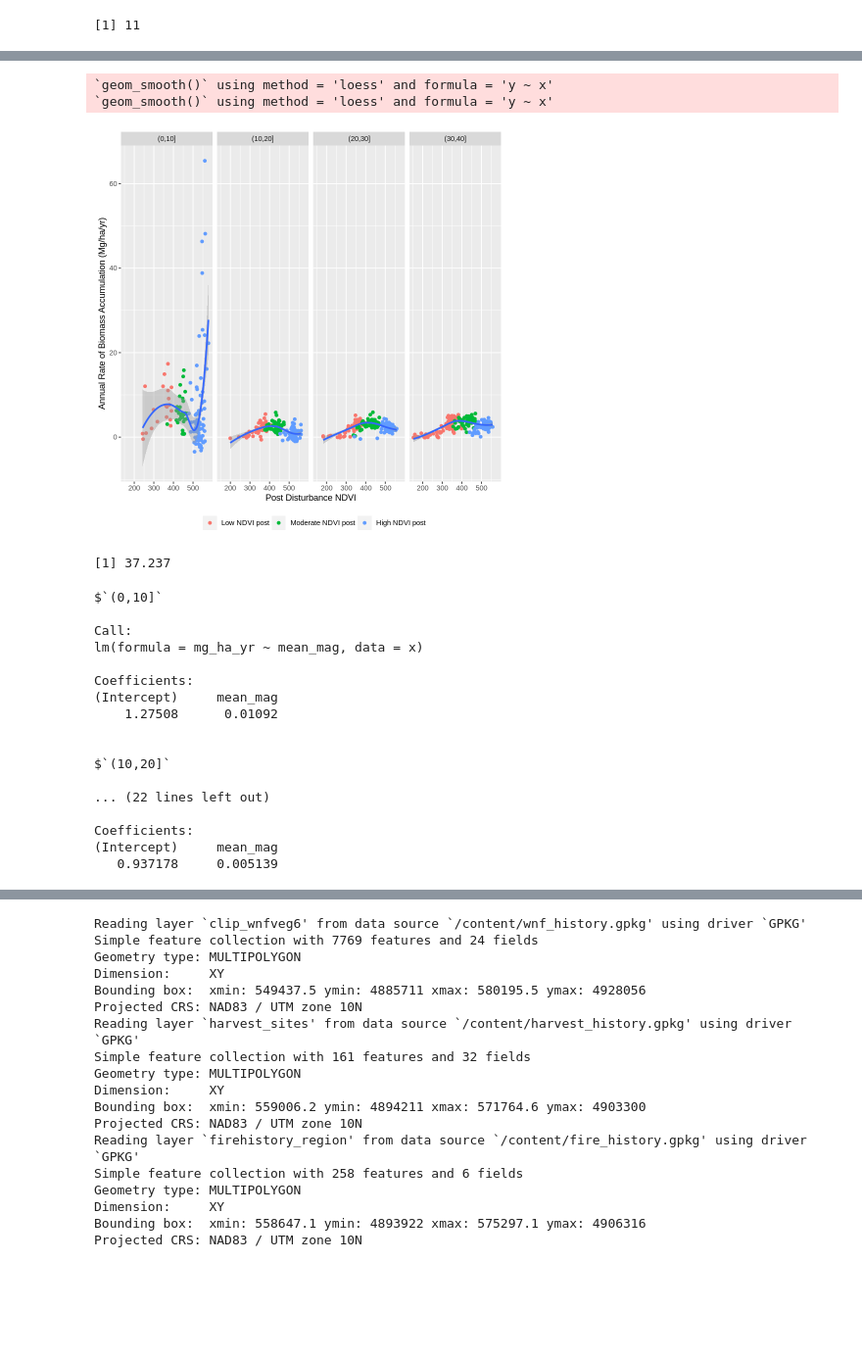
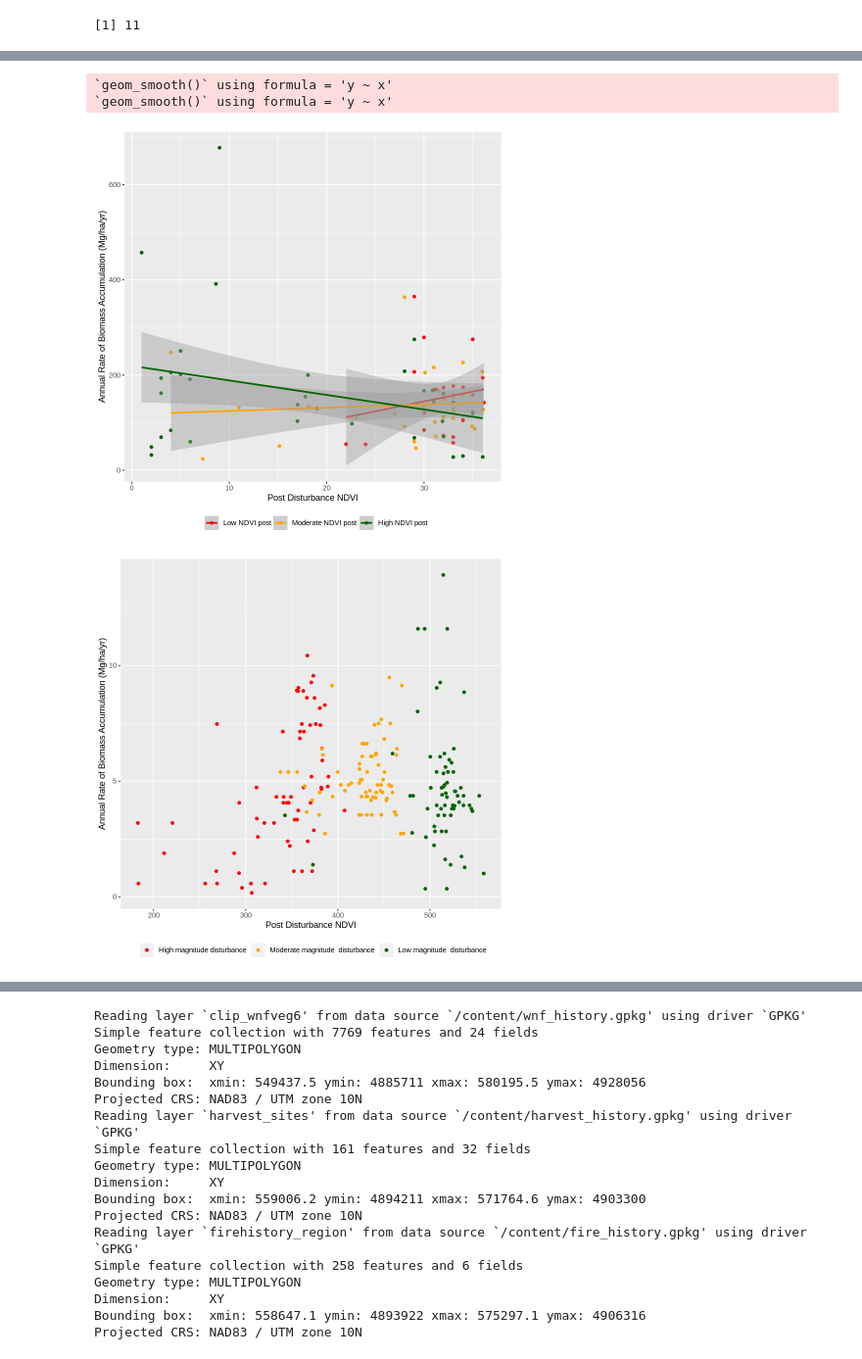
Before and after one commit to seismosmsr/machine_learning, a Jupyter notebook: gedi_analysis_HJA_analysis_v1.ipynb, the cells around one changed output, grey strips where cells are left out. Shown at 98% size. Cells and saved outputs as stored; diff of their text form; code cells hidden in the pictures; blank space fills up the shorter version.

```diff
--- a/gedi_analysis_HJA_analysis_v1.ipynb
+++ b/gedi_analysis_HJA_analysis_v1.ipynb
@@ -534,4 +635,6 @@ levels(summary_dt$high_group) <- c('Low NDVI post','Moderate NDVI post','High ND
 # %%
 summary_dt[,mean_mag_group := round(mean_preval-mean_mag,-1)]
+# %%
+summary_dt$yad_round = round(summary_dt$yad)
 # %%
 # summary_dt$n
@@ -540,42 +641,35 @@ summary_dt[,mean_mag_group := round(mean_preval-mean_mag,-1)]
+# %%
+# list(mg_ha_yr = mean((agbd_gedi-intercept)/(2023-min_yod)),mg_ha = mean(agbd_gedi ),yad = mean(summary_dt$yad,na.rm=T),mean_mag = mean(mean_preval-mean_mag),n=length(agbd_gedi)),by = .(yad_round,high_group)][n>30 &!is.na(high_group)]
+summary_dt[HUC12 == 170900040402,][,list(min_yod = mean(min_yod %>% as.numeric,na.rm=T) ,agbd_gedi=mean(agbd_gedi,na.rm=T),n=sum(n)),by = .(yad_round,high_group,gedi_year)][!is.na(high_group) & !is.na(gedi_year %>% as.numeric) ]  %>%
+  ggplot(aes(x=(gedi_year %>% as.numeric)-min_yod   ,y=agbd_gedi))+
+  geom_point(aes(x=(gedi_year %>% as.numeric)-min_yod ,color=high_group) ) +
+  # geom_smooth(method='lm',color='black') +
+  xlab("Post Disturbance NDVI")+
+  ylab("Annual Rate of Biomass Accumulation (Mg/ha/yr)")+
+  # geom_boxplot(aes(x=low_group,color=low_group),fill=NA) +
+  geom_smooth(method='lm',aes(color=high_group))+
+  # facet_grid(.~high_group) +
+  scale_color_manual('Disturbance Class',values=c('red',"orange","dark green"),labels=c('Low NDVI post','Moderate NDVI post','High NDVI post'))+
+
+  theme(legend.position = 'bottom',legend.title =  element_blank())
+ggsave("/content/graphics/recovery_bins.jpg",height = 6, width = 8)
+# %% [output]
+`geom_smooth()` using formula = 'y ~ x'
+`geom_smooth()` using formula = 'y ~ x'
+[figure, added]
 # %%
-summary_dt[,list(mg_ha_yr = mean((agbd_gedi-intercept)/(2023-min_yod)),mean_mag = mean(mean_preval-mean_mag),n=length(agbd_gedi)),by = .(group_quantile,group_year,low_group,high_group,HUC8,HUC10,HUC12)][n>30 &!is.na(low_group)] %>%
+summary_dt[(group_year %in% c('(20,30]')),list(mg_ha_yr = mean(rate),mean_mag = mean(mean_preval-mean_mag),n=length(agbd_gedi)),by = .(group_quantile,group_year,high_group,HUC8,HUC10,HUC12)][n>30 &!is.na(high_group)] %>%
   ggplot(aes(x=mean_mag  ,y=mg_ha_yr))+
   geom_point(aes(x=mean_mag ,color=high_group) ) +
   # geom_smooth(method='lm',color='black') +
   xlab("Post Disturbance NDVI")+
   ylab("Annual Rate of Biomass Accumulation (Mg/ha/yr)")+
   # geom_boxplot(aes(x=low_group,color=low_group),fill=NA) +
-  geom_smooth()+
-  facet_grid(.~group_year) +
+  # geom_smooth()+
+  # facet_grid(.~group_year) +
+  scale_color_manual('Disturbance Class',values=c('red',"orange","dark green"),labels=c('High magnitude disturbance','Moderate magnitude  disturbance','Low magnitude  disturbance'))+
+
   theme(legend.position = 'bottom',legend.title =  element_blank())
-ggsave("/content/graphics/recovery_bins.jpg",height = 6, width = 8)
+ggsave("/content/graphics/recovery_bins.jpg",height = 6, width = 10)
 # %% [output]
-`geom_smooth()` using method = 'loess' and formula = 'y ~ x'
-`geom_smooth()` using method = 'loess' and formula = 'y ~ x'
-[figure, old version]
+[figure, new version]
-# %%
-summary_dt$intercept %>% mean(na.rm=T)
-# %% [output]
-[1] 37.237
-# %%
-summary_dt[,list(mg_ha_yr = mean((agbd_gedi-intercept)/(2023-min_yod)),mean_mag = mean(mean_preval-mean_mag),n=length(agbd_gedi)),by = .(group_quantile,group_year,low_group,high_group,HUC8,HUC10,HUC12)][n>30 &!is.na(low_group)] %>%
-  split(.$group_year) %>%
-  lapply(function(x){lm(mg_ha_yr~mean_mag,x)})
-# %% [output]
-$`(0,10]`
-
-Call:
-lm(formula = mg_ha_yr ~ mean_mag, data = x)
-
-Coefficients:
-(Intercept)     mean_mag
-    1.27508      0.01092
-
-
-$`(10,20]`
-
-... (22 lines left out)
-
-Coefficients:
-(Intercept)     mean_mag
-   0.937178     0.005139
```
Also changed, not shown: parts of 54 cells of this notebook.
